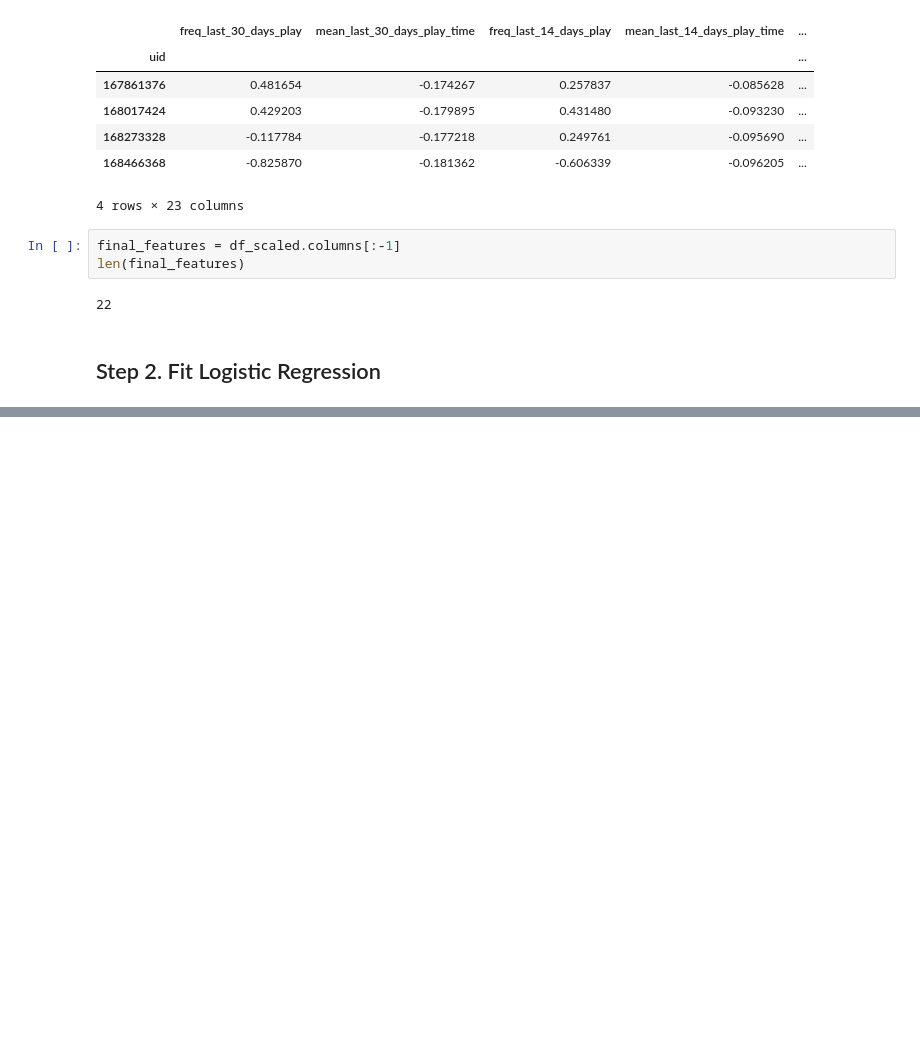
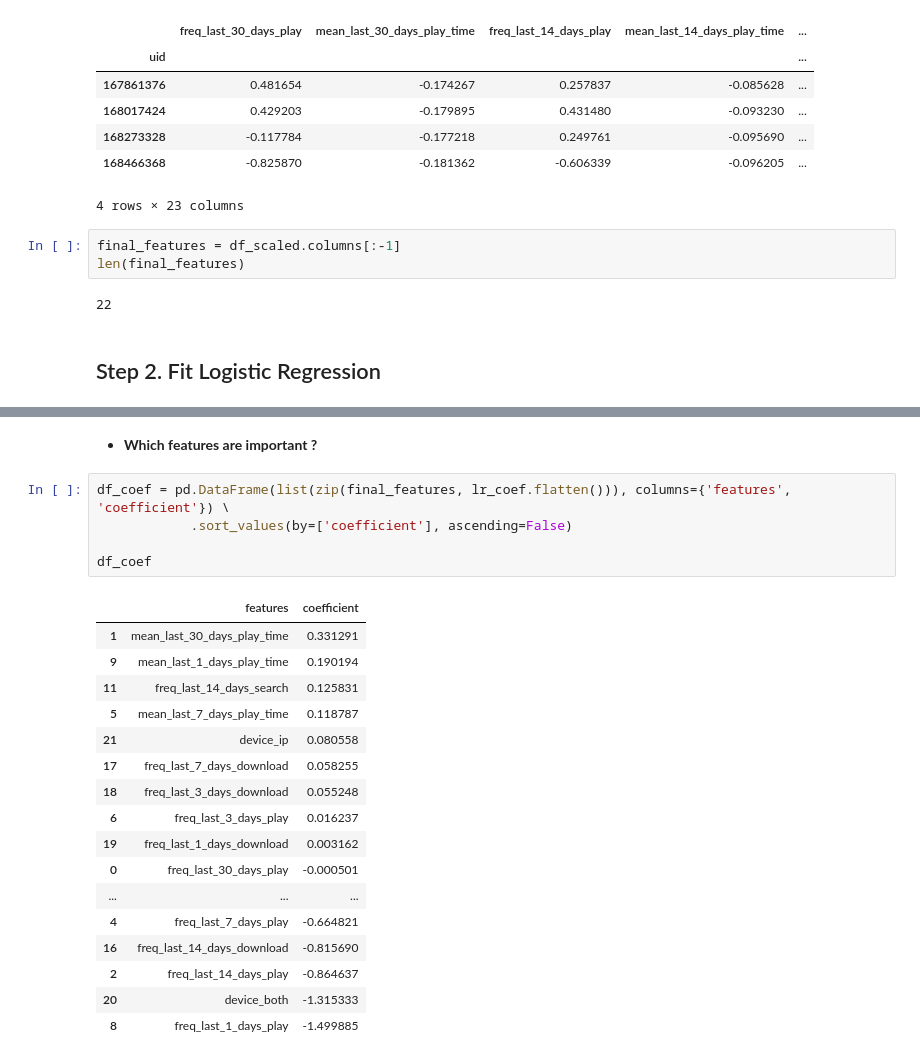
Before and after one commit to ZiweiDuan/MusicBox, a Jupyter notebook: Codes/7_Model Fitting.ipynb, the cells around one changed output, grey strips where cells are left out. Drawn from its saved outputs; the diff is of its cells as text; blank space fills up the shorter version.

```diff
--- a/Codes/7_Model Fitting.ipynb
+++ b/Codes/7_Model Fitting.ipynb
@@ -160,0 +228,25 @@ y_prob = model_LR.predict_proba(x_train)[:, 1]
+# %% [markdown]
+- **Which features are important ?**
+# %%
+df_coef = pd.DataFrame(list(zip(final_features, lr_coef.flatten())), columns={'features', 'coefficient'}) \
+            .sort_values(by=['coefficient'], ascending=False)
+
+df_coef
+# %% [output]
+|  | features | coefficient |
+| 1 | mean_last_30_days_play_time | 0.331291 |
+| 9 | mean_last_1_days_play_time | 0.190194 |
+| 11 | freq_last_14_days_search | 0.125831 |
+| 5 | mean_last_7_days_play_time | 0.118787 |
+| 21 | device_ip | 0.080558 |
+| 17 | freq_last_7_days_download | 0.058255 |
+| 18 | freq_last_3_days_download | 0.055248 |
+| 6 | freq_last_3_days_play | 0.016237 |
+| 19 | freq_last_1_days_download | 0.003162 |
+| 0 | freq_last_30_days_play | -0.000501 |
+| ... | ... | ... |
+| 4 | freq_last_7_days_play | -0.664821 |
+| 16 | freq_last_14_days_download | -0.815690 |
+| 2 | freq_last_14_days_play | -0.864637 |
+| 20 | device_both | -1.315333 |
+| 8 | freq_last_1_days_play | -1.499885 |
```
Also changed, not shown: parts of 15 cells of this notebook.
